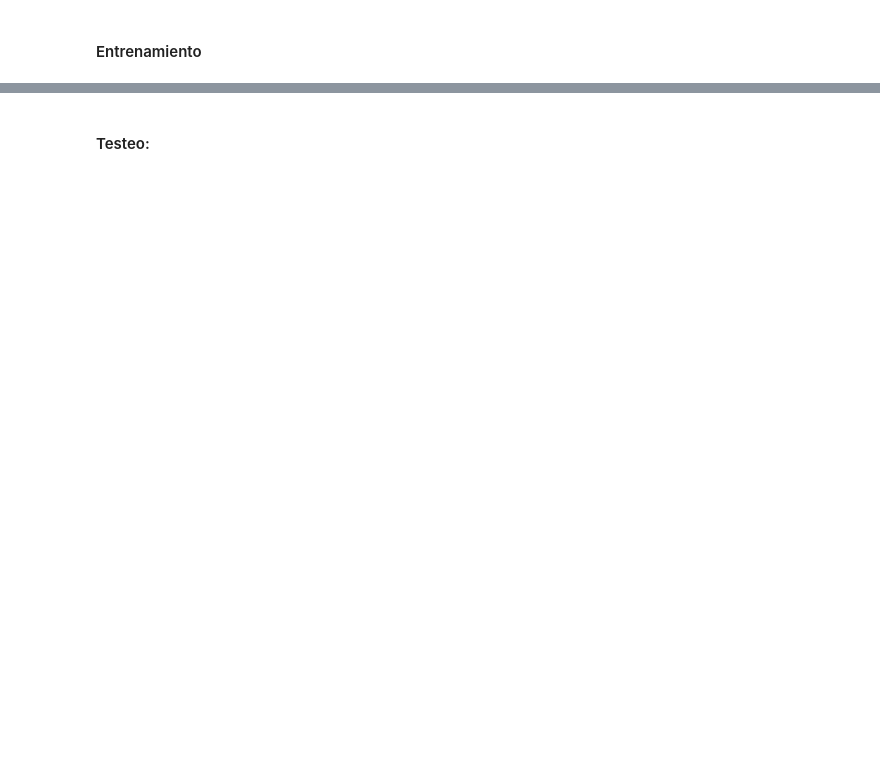
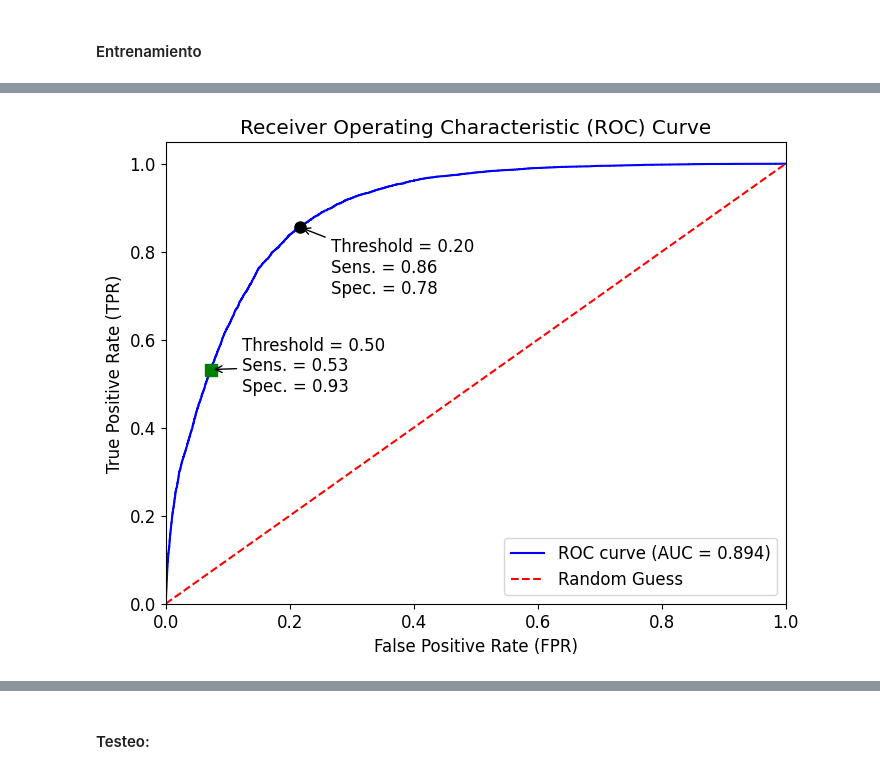
Before and after one commit to JulenErcibengoa/Aprendizaje_Automatico_Avanzado, a Jupyter notebook: src/main.ipynb, the cells around one changed output, grey strips where cells are left out. Saved outputs shown, nothing was run; the diff lists cells and outputs as text; code cells hidden in the pictures; blank space fills up the shorter version.

Commit message:
Add SMOTE and SHAP values first tests

```diff
--- a/src/main.ipynb
+++ b/src/main.ipynb
@@ -1183,0 +1268,88 @@ tscv = TimeSeriesSplit(n_splits=n_splits)
+# %%
+import pickle
+import numpy as np
+import matplotlib.pyplot as plt
+from sklearn.metrics import roc_auc_score, roc_curve, confusion_matrix
+
+
+def display_test_results(probabilities, y_test):
+    # ROC curve and AUC
+    fpr, tpr, thresholds = roc_curve(y_test, probabilities)
+    roc_auc = roc_auc_score(y_test, probabilities)
+
+    # optimal threshold based on Youden’s J statistic = TPR - FPR
+    youden_j = tpr - fpr
+    best_idx = np.argmax(youden_j)
+    best_threshold = thresholds[best_idx]
+
+    # Make binary predictions using the optimal threshold
+    optimal_test_predictions = (probabilities >= best_threshold).astype(int)
+
+    # Calculate Sensitivity, specificity at that threshold
+    tn, fp, fn, tp = confusion_matrix(y_test, optimal_test_predictions).ravel()
+    sensitivity = tp / (tp + fn)  # also known as Recall or TPR
+    specificity = tn / (tn + fp)  # also known as TNR
+
+    print(f"ROC AUC: {roc_auc:.6f}")
+    print(f"Optimal Threshold (Youden's J): {best_threshold:.6f}")
+    print(f"Sensitivity (TPR) at Optimal Threshold: {sensitivity:.6f}")
+    print(f"Specificity (TNR) at Optimal Threshold: {specificity:.6f}")
+
+    # -- ADD THRESHOLD = 0.5 POINT --
+    # Find the index of the threshold closest to 0.5
+    idx_05 = np.argmin(np.abs(thresholds - 0.5))
+    fpr_05 = fpr[idx_05]
+    tpr_05 = tpr[idx_05]
+
+    # Make binary predictions using threshold = 0.5
+    predictions_05 = (probabilities >= 0.5).astype(int)
+    tn_05, fp_05, fn_05, tp_05 = confusion_matrix(y_test, predictions_05).ravel()
+    sens_05 = tp_05 / (tp_05 + fn_05)   # TPR at threshold=0.5
+    spec_05 = tn_05 / (tn_05 + fp_05)   # TNR at threshold=0.5
+
+    print(f"Sensitivity (TPR) at 0.5 Threshold: {sens_05:.4f}")
+    print(f"Specificity (TNR) at 0.5 Threshold: {spec_05:.4f}")
+
+    # Plot the ROC curve
+    plt.figure(figsize=(8, 6))
+    plt.plot(fpr, tpr, color='blue', label=f'ROC curve (AUC = {roc_auc:.3f})')
+    plt.plot([0, 1], [0, 1], color='red', linestyle='--', label='Random Guess')
+
+    # Mark the best threshold point on the ROC curve
+    plt.plot(fpr[best_idx], tpr[best_idx], marker='o', markersize=8, color='black')
+    plt.annotate(
+        (
+            f"Threshold = {best_threshold:.2f}\n"
+            f"Sens. = {sensitivity:.2f}\n"
+            f"Spec. = {specificity:.2f}"
+        ),
+        xy=(fpr[best_idx], tpr[best_idx]),
+        xytext=(fpr[best_idx] + 0.05, tpr[best_idx] - 0.15),
+        arrowprops=dict(arrowstyle="->", connectionstyle="arc3")
+    )
+
+    plt.plot(fpr_05, tpr_05, marker='s', markersize=8, color='green')
+    plt.annotate(
+        (
+            f"Threshold = 0.50\n"
+            f"Sens. = {sens_05:.2f}\n"
+            f"Spec. = {spec_05:.2f}"
+        ),
+        xy=(fpr_05, tpr_05),
+        xytext=(fpr_05 + 0.05, tpr_05 - 0.05),
+        arrowprops=dict(arrowstyle="->", connectionstyle="arc3")
+    )
+
+    plt.xlim([0.0, 1.0])
+    plt.ylim([0.0, 1.05])
+    plt.xlabel('False Positive Rate (FPR)')
+    plt.ylabel('True Positive Rate (TPR)')
+    plt.title('Receiver Operating Characteristic (ROC) Curve')
+    plt.legend(loc='lower right')
+    plt.show()
+
+logreg_model = pickle.load(open("../data/models/model_LOGREG.pkl", "rb"))
+test_probabilities = logreg_model.predict_proba(X_test)[:, 1]
+
+display_test_results(test_probabilities, y_test)
+# %% [output]
@@ -1183,0 +1362 @@ tscv = TimeSeriesSplit(n_splits=n_splits)
+[figure, added]
```
Also changed, not shown: parts of 30 cells of this notebook.
